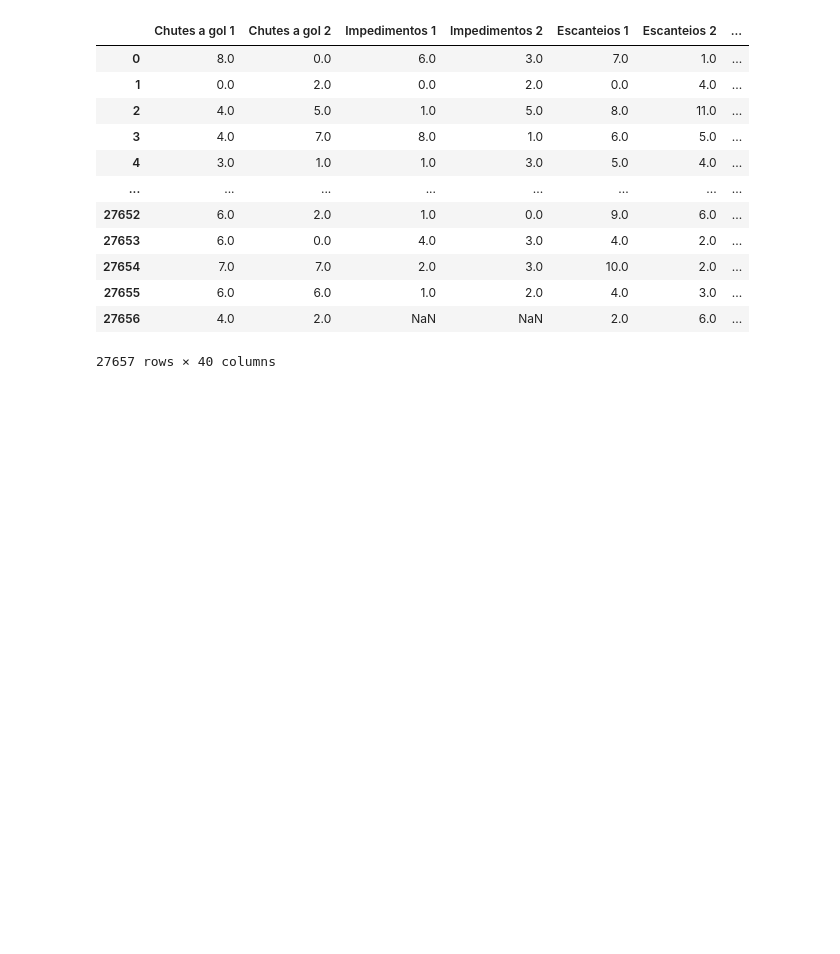
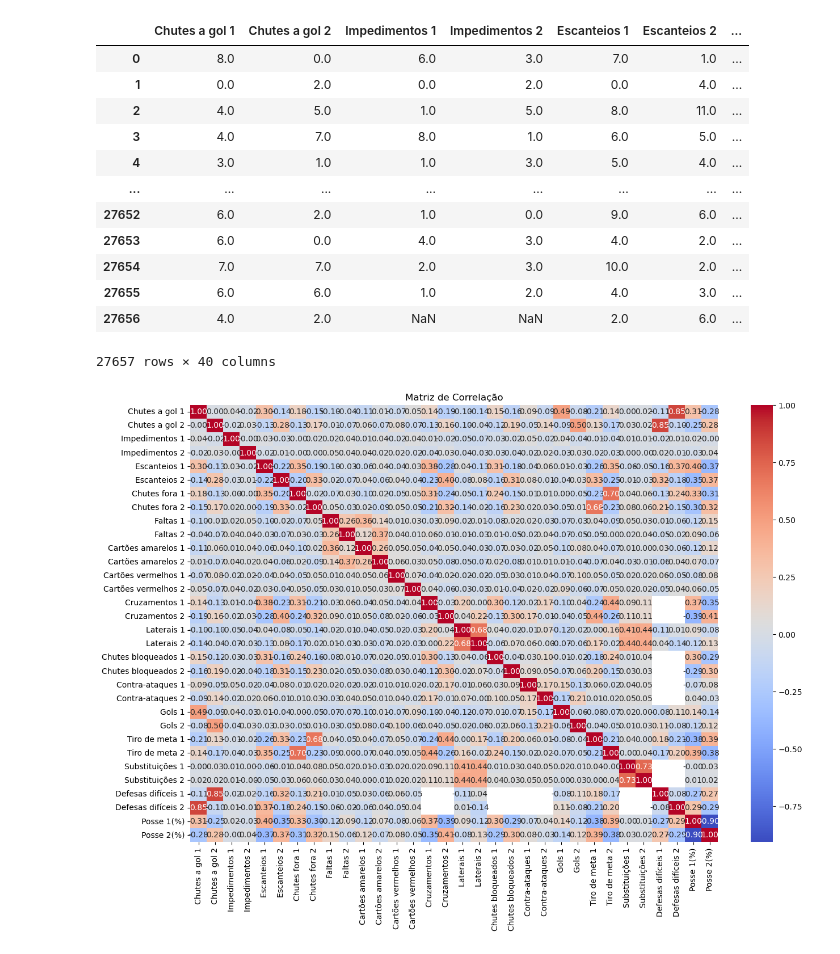
Before and after one commit to joaaosc/PS-2025.1-Oscar, a Jupyter notebook: Lidando com os NaN's.ipynb, the cells around one changed output. Cells and saved outputs as stored; diff of their text form; code cells hidden in the pictures; blank space fills up the shorter version.

Commit message:
modificado: adicionado heatmap no Lidando com os NaN's.ipynb modificado: melhoras nas docstrings de AnaliseExploratoria_functions.py

```diff
--- a/Lidando com os NaN's.ipynb
+++ b/Lidando com os NaN's.ipynb
@@ -24,3 +27,15 @@ df
 | 27655 | 6.0 | 6.0 | 1.0 | 2.0 | 4.0 | 3.0 | ... |
 | 27656 | 4.0 | 2.0 | NaN | NaN | 2.0 | 6.0 | ... |
 27657 rows × 40 columns
+# %%
+# O grupo combinou de remover as colunas Tiro-livre, Nomes e Tratamentos.
+df.drop(columns=['Tiros-livres 1','Tiros-livres 2','Tratamentos 1','Tratamentos 2'],inplace=True)
+correlacao = df.select_dtypes(include="number").corr()
+
+# Visualização com heatmap
+plt.figure(figsize=(15, 10))
+sns.heatmap(correlacao, annot=True, fmt=".2f", cmap="coolwarm")
+plt.title("Matriz de Correlação")
+plt.show()
+# %% [output]
+[figure, added]
```
Also changed, not shown: parts of 1 cell of this notebook, 1 other file.
